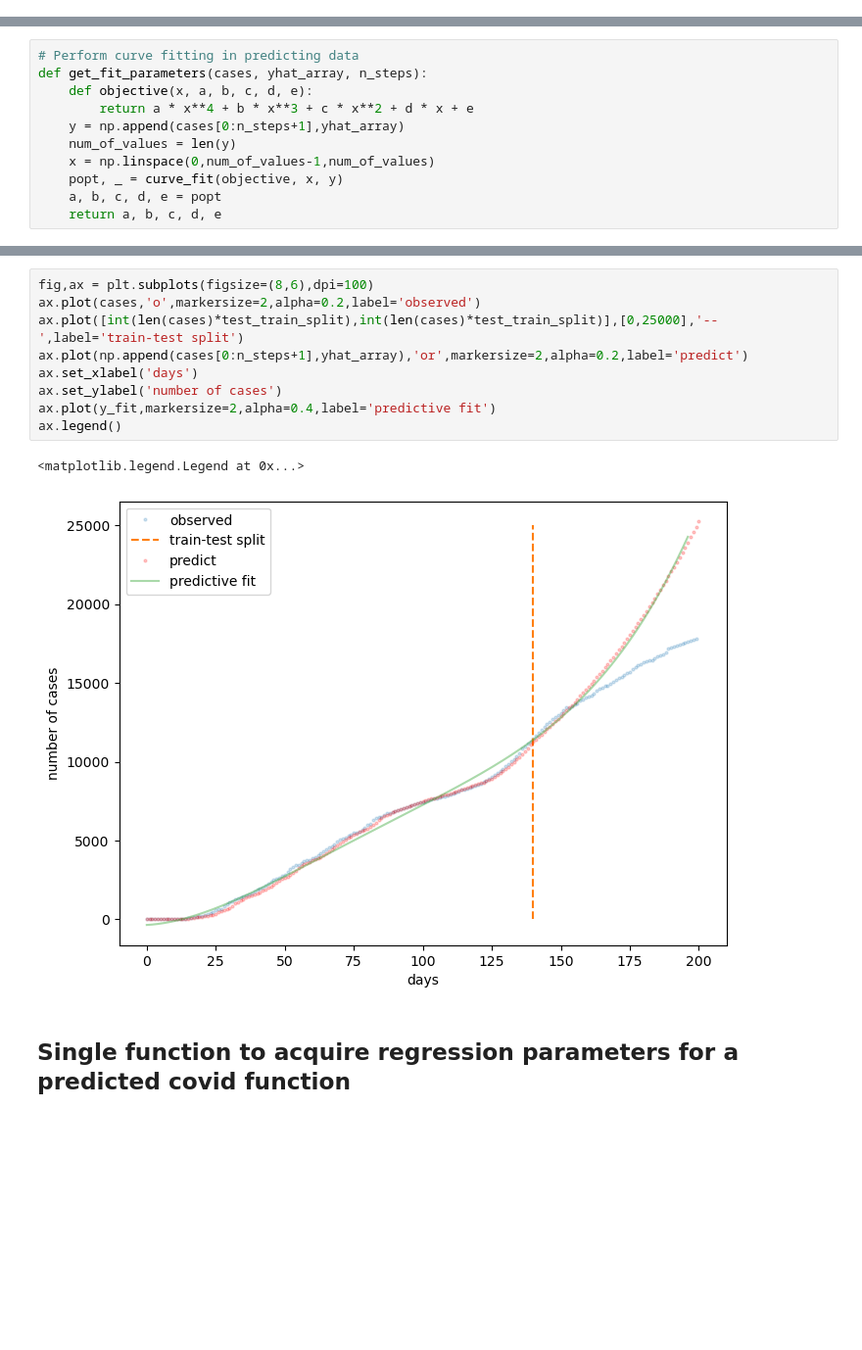
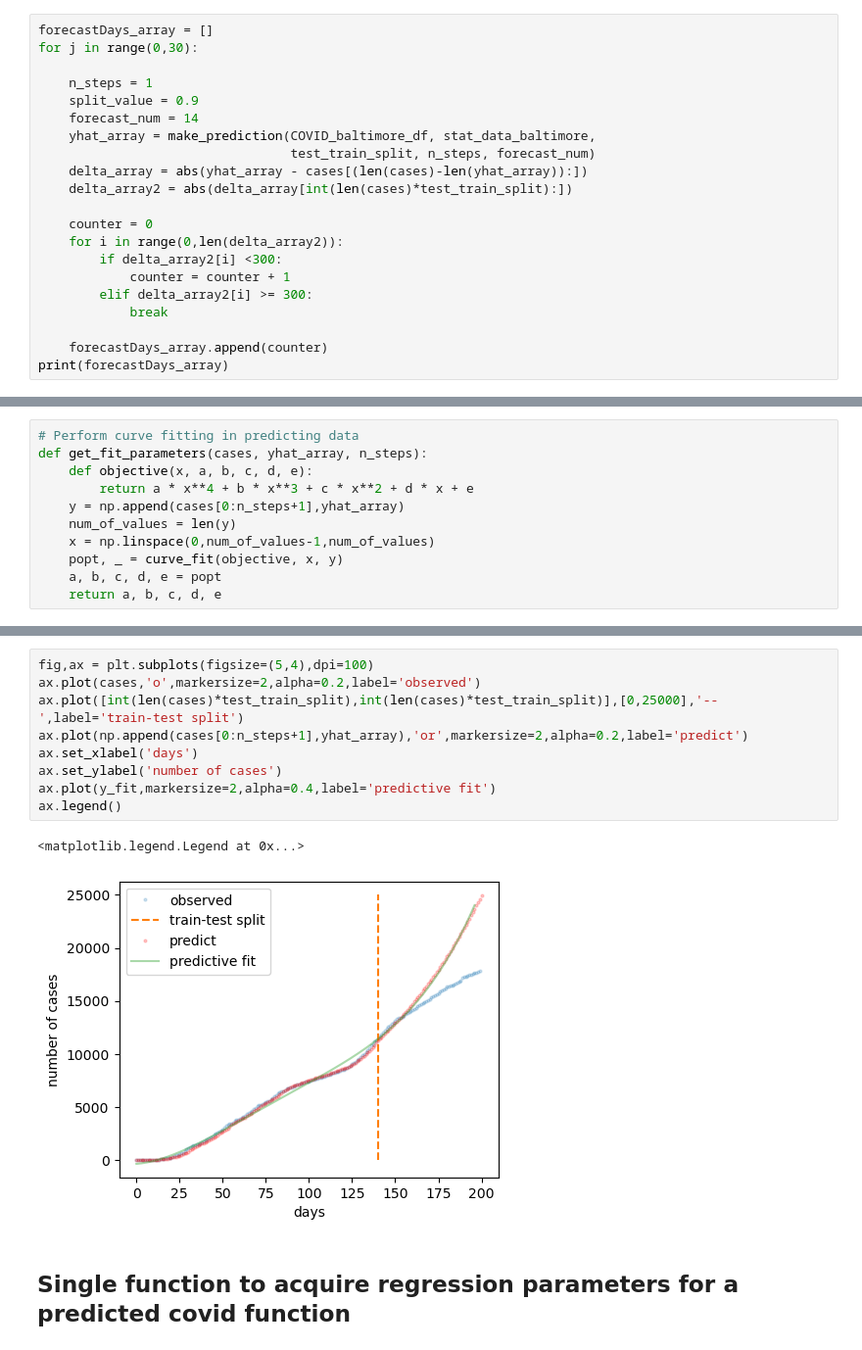
Before and after one commit to trannghia207/470Project, a Jupyter notebook: Project_fixed.ipynb, the cells around one changed output, grey strips where cells are left out. Shown: that part at 98% size. Drawn from its saved outputs; the diff is of its cells as text; blank space fills up the shorter version.

```diff
--- a/Project_fixed.ipynb
+++ b/Project_fixed.ipynb
@@ -363,0 +400,21 @@ fig.show
+# %%
+forecastDays_array = []
+for j in range(0,30):
+
+    n_steps = 1
+    split_value = 0.9
+    forecast_num = 14
+    yhat_array = make_prediction(COVID_baltimore_df, stat_data_baltimore,
+                                 test_train_split, n_steps, forecast_num)
+    delta_array = abs(yhat_array - cases[(len(cases)-len(yhat_array)):])
+    delta_array2 = abs(delta_array[int(len(cases)*test_train_split):])
+
+    counter = 0
+    for i in range(0,len(delta_array2)):
+        if delta_array2[i] <300:
+            counter = counter + 1
+        elif delta_array2[i] >= 300:
+            break
+
+    forecastDays_array.append(counter)
+print(forecastDays_array)
@@ -453,15 +515,15 @@ y = 0.00005 * x^4 + -0.01448 * x^3 + 1.64832 * x^2 + 9.73323 * x + -351.15165
 # %%
-fig,ax = plt.subplots(figsize=(8,6),dpi=100)
+fig,ax = plt.subplots(figsize=(5,4),dpi=100)
 ax.plot(cases,'o',markersize=2,alpha=0.2,label='observed')
 ax.plot([int(len(cases)*test_train_split),int(len(cases)*test_train_split)],[0,25000],'--',label='train-test split')
 ax.plot(np.append(cases[0:n_steps+1],yhat_array),'or',markersize=2,alpha=0.2,label='predict')
 ax.set_xlabel('days')
 ax.set_ylabel('number of cases')
 ax.plot(y_fit,markersize=2,alpha=0.4,label='predictive fit')
 ax.legend()
 # %% [output]
 <matplotlib.legend.Legend at 0x...>
-[figure, old version]
+[figure, new version]
 # %% [markdown]
 ## Single function to acquire regression parameters for a predicted covid function
 # %%
```
Also changed, not shown: parts of 37 cells of this notebook, 1 other file.
